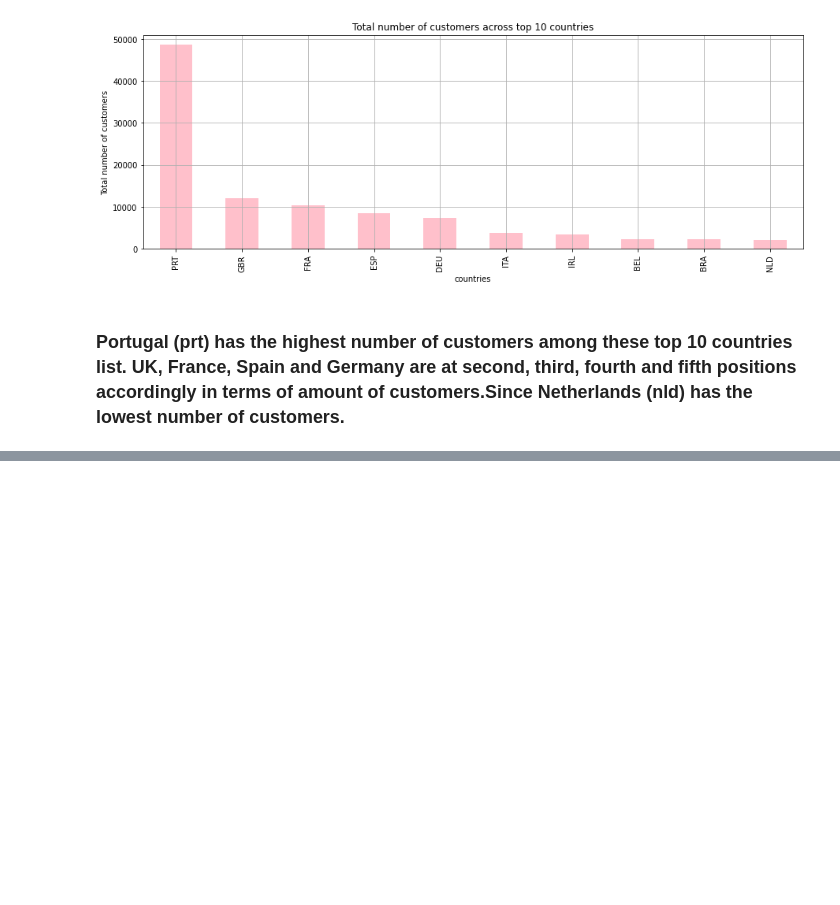
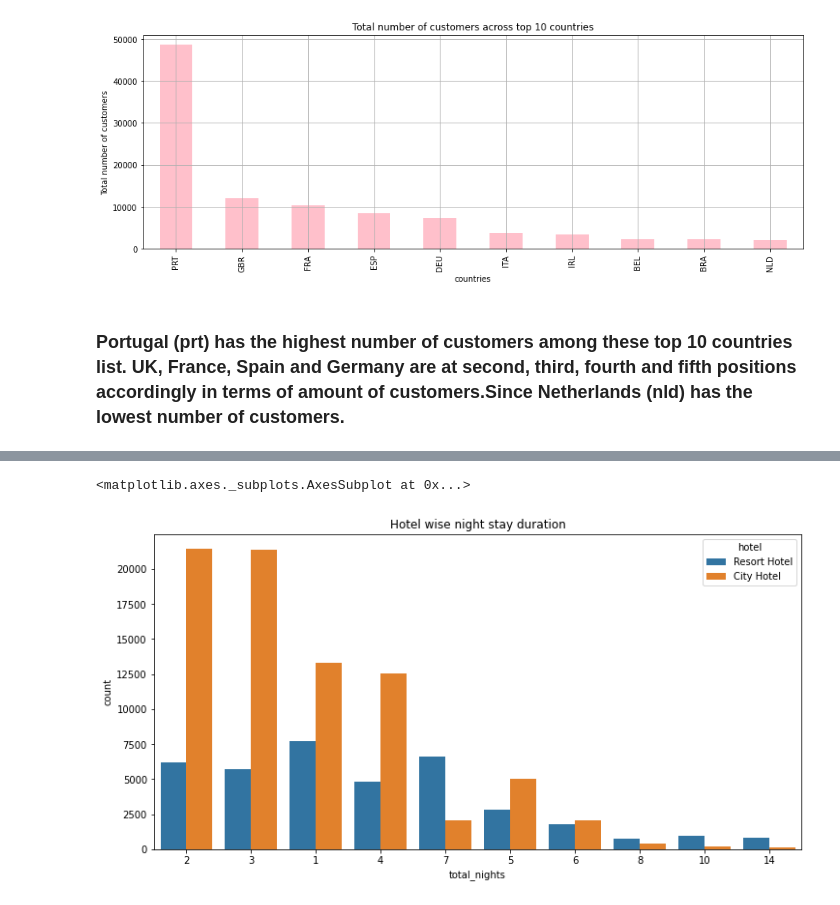
Before and after one commit to Gauravgade3/Hotel-Booking-Analysis, a Jupyter notebook: Hotel_Booking_Analysis_Capstone_Project_Gaurav_Gade.ipynb, the cells around one changed output, grey strips where cells are left out. Saved outputs shown, nothing was run; the diff lists cells and outputs as text; code cells hidden in the pictures; blank space fills up the shorter version.

```diff
--- a/Hotel_Booking_Analysis_Capstone_Project_Gaurav_Gade.ipynb
+++ b/Hotel_Booking_Analysis_Capstone_Project_Gaurav_Gade.ipynb
@@ -272,0 +304,13 @@ Text(0.5, 0, 'countries')
+# %%
+# Observing peoples interest to stay according to type of hotel with graph
+df.loc[:,'total_nights'] = df['stays_in_weekend_nights']+ df['stays_in_week_nights']
+
+fig, ax = plt.subplots(figsize=(12,6))
+ax.set_xlabel('No of Nights')
+ax.set_ylabel('counts')
+ax.set_title('Hotel wise night stay duration')
+sns.countplot(x='total_nights', hue='hotel', data=df,
+              order = df.total_nights.value_counts().iloc[:10].index)
+# %% [output]
+<matplotlib.axes._subplots.AxesSubplot at 0x...>
+[figure, added]
```
Also changed, not shown: parts of 10 cells of this notebook.
